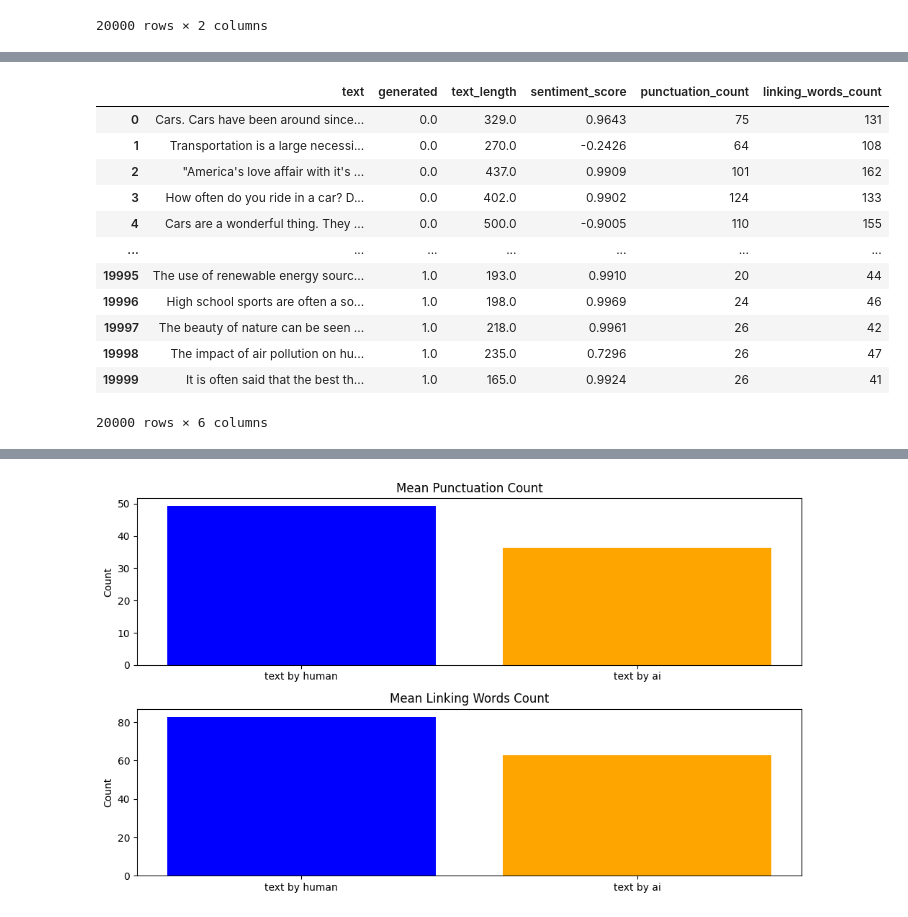
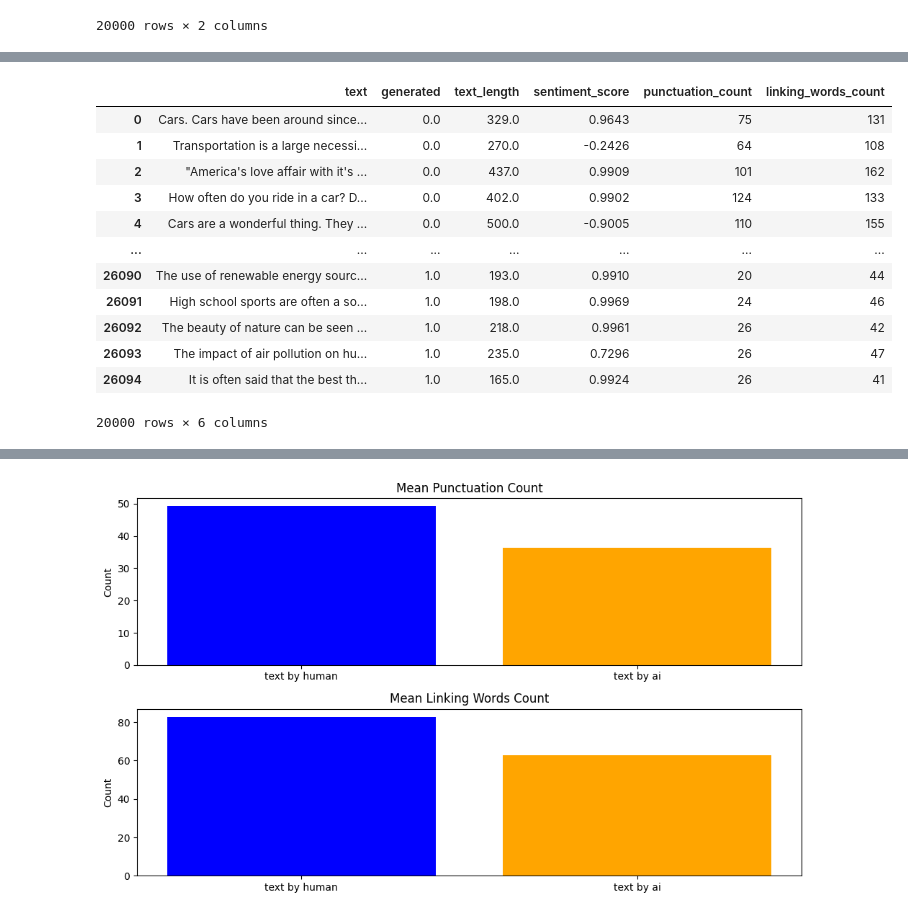
Before and after one commit to RubaGarcia/NLP, a Jupyter notebook: proyecto-final/notebook_final.ipynb, the cells around one changed output, grey strips where cells are left out. Saved outputs shown, nothing was run; the diff lists cells and outputs as text; code cells hidden in the pictures.

```diff
--- a/proyecto-final/notebook_final.ipynb
+++ b/proyecto-final/notebook_final.ipynb
@@ -89,20 +90,31 @@ print("This is the " + str(round(((limit*100 )/ datos_totales),2)) + "% of the d
 limit_training = limit*0.6
 limit_validation = limit*0.2
 
-while True:
+# while True:
+#     valor = random.randint(0, len(datos['text']))
+#     token = nltk.word_tokenize(datos['text'][valor])
+
+#     if datos['generated'][valor] == 1.0 and len(tokens_ia)<limit_training//2:
+#         tokens_ia.append(token)
+#     elif datos['generated'][valor] == 0.0 and len(tokens_human)<limit_training//2:
+#         tokens_human.append(token)
+#     elif len(tokens_cvalidation) < limit_validation:
+#         tokens_cvalidation.append(token)
+#     elif len(tokens_test) < limit_validation:
+#         tokens_test.append(token)
+#     else:
+#         break
+
+while (len(tokens_ia) + len(tokens_human)) < limit:
     valor = random.randint(0, len(datos['text']))
     token = nltk.word_tokenize(datos['text'][valor])
 
-    if datos['generated'][valor] == 1.0 and len(tokens_ia)<limit_training//2:
+    if datos['generated'][valor] == 1.0 and len(tokens_ia)<limit//2:
         tokens_ia.append(token)
-    elif datos['generated'][valor] == 0.0 and len(tokens_human)<limit_training//2:
+    elif datos['generated'][valor] == 0.0 and len(tokens_human)<limit//2:
         tokens_human.append(token)
-    elif len(tokens_cvalidation) < limit_validation:
-        tokens_cvalidation.append(token)
-    elif len(tokens_test) < limit_validation:
-        tokens_test.append(token)
     else:
-        break
+        continue
 
 print ("Training \t Cross Validation \t Test")
 print (len(tokens_ia)+len(tokens_human), "\t\t", len(tokens_cvalidation), "\t\t\t", len(tokens_test))
@@ -540,33 +566,33 @@ datos_ia[['text_length', 'sentiment_score']] = datos_ia['text'].apply(lambda x:
 # %%
 import string
 from nltk.tokenize import word_tokenize
 def count_punctuation_marks(text):
     punctuation_count = sum(1 for char in text if char in string.punctuation)
     return punctuation_count
 
 def count_linking_words(text):
     linking_words_count = sum(1 for word in word_tokenize(text.lower()) if word in linking_words)
     return linking_words_count
 
 datos_human['punctuation_count'] = datos_human['text'].apply(count_punctuation_marks)
 datos_ia['punctuation_count'] = datos_ia['text'].apply(count_punctuation_marks)
 
 datos_human['linking_words_count'] = datos_human['text'].apply(count_linking_words)
 datos_ia['linking_words_count'] = datos_ia['text'].apply(count_linking_words)
 
-datos = pd.concat([datos_human, datos_ia], ignore_index=True)
+datos = pd.concat([datos_human, datos_ia], ignore_index=False)
 datos
 # %% [output]
 |  | text | generated | text_length | sentiment_score | punctuation_count | linking_words_count |
 | 0 | Cars. Cars have been around since... | 0.0 | 329.0 | 0.9643 | 75 | 131 |
 | 1 | Transportation is a large necessi... | 0.0 | 270.0 | -0.2426 | 64 | 108 |
 | 2 | "America's love affair with it's ... | 0.0 | 437.0 | 0.9909 | 101 | 162 |
 | 3 | How often do you ride in a car? D... | 0.0 | 402.0 | 0.9902 | 124 | 133 |
 | 4 | Cars are a wonderful thing. They ... | 0.0 | 500.0 | -0.9005 | 110 | 155 |
 | ... | ... | ... | ... | ... | ... | ... |
-| 19995 | The use of renewable energy sourc... | 1.0 | 193.0 | 0.9910 | 20 | 44 |
-| 19996 | High school sports are often a so... | 1.0 | 198.0 | 0.9969 | 24 | 46 |
-| 19997 | The beauty of nature can be seen ... | 1.0 | 218.0 | 0.9961 | 26 | 42 |
-| 19998 | The impact of air pollution on hu... | 1.0 | 235.0 | 0.7296 | 26 | 47 |
-| 19999 | It is often said that the best th... | 1.0 | 165.0 | 0.9924 | 26 | 41 |
+| 26090 | The use of renewable energy sourc... | 1.0 | 193.0 | 0.9910 | 20 | 44 |
+| 26091 | High school sports are often a so... | 1.0 | 198.0 | 0.9969 | 24 | 46 |
+| 26092 | The beauty of nature can be seen ... | 1.0 | 218.0 | 0.9961 | 26 | 42 |
+| 26093 | The impact of air pollution on hu... | 1.0 | 235.0 | 0.7296 | 26 | 47 |
+| 26094 | It is often said that the best th... | 1.0 | 165.0 | 0.9924 | 26 | 41 |
 20000 rows × 6 columns
```
Also changed, not shown: parts of 31 cells of this notebook.
